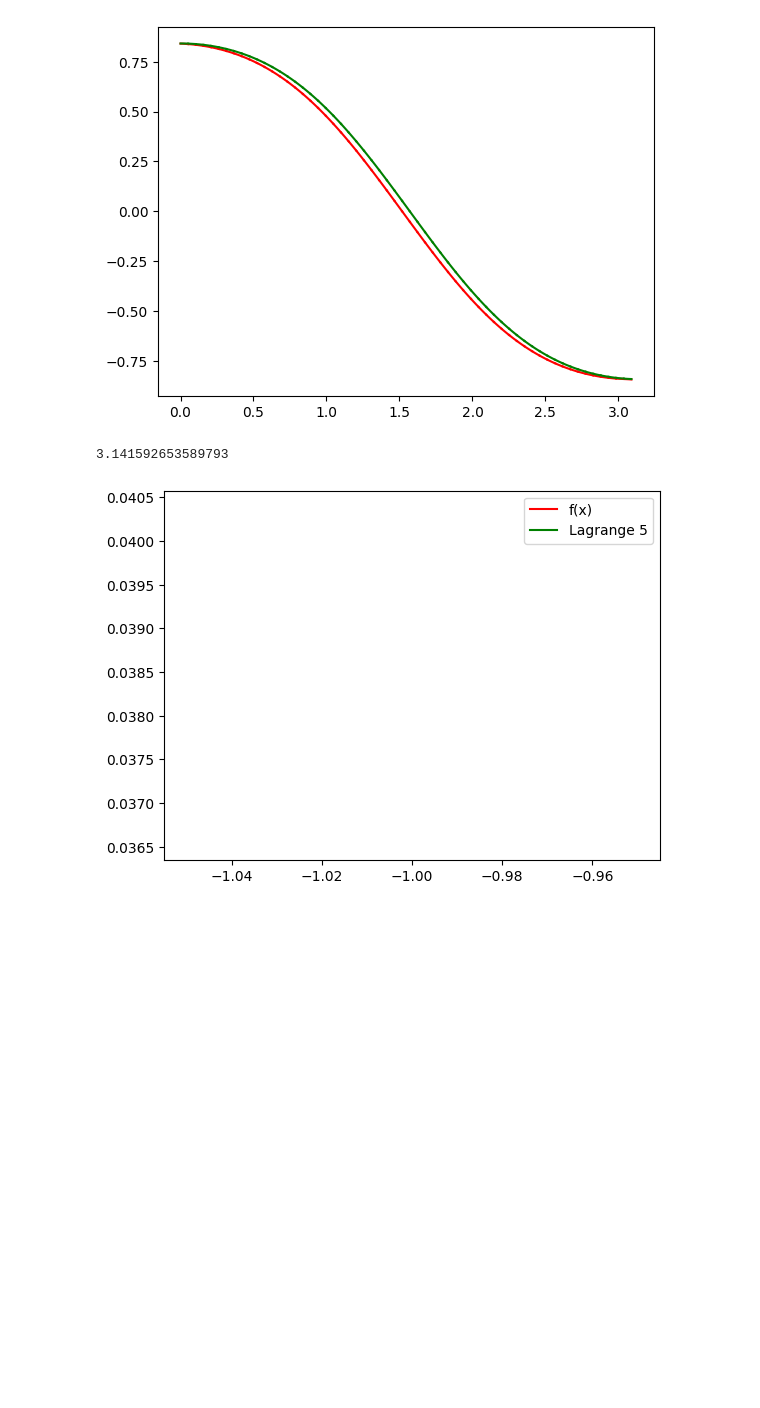
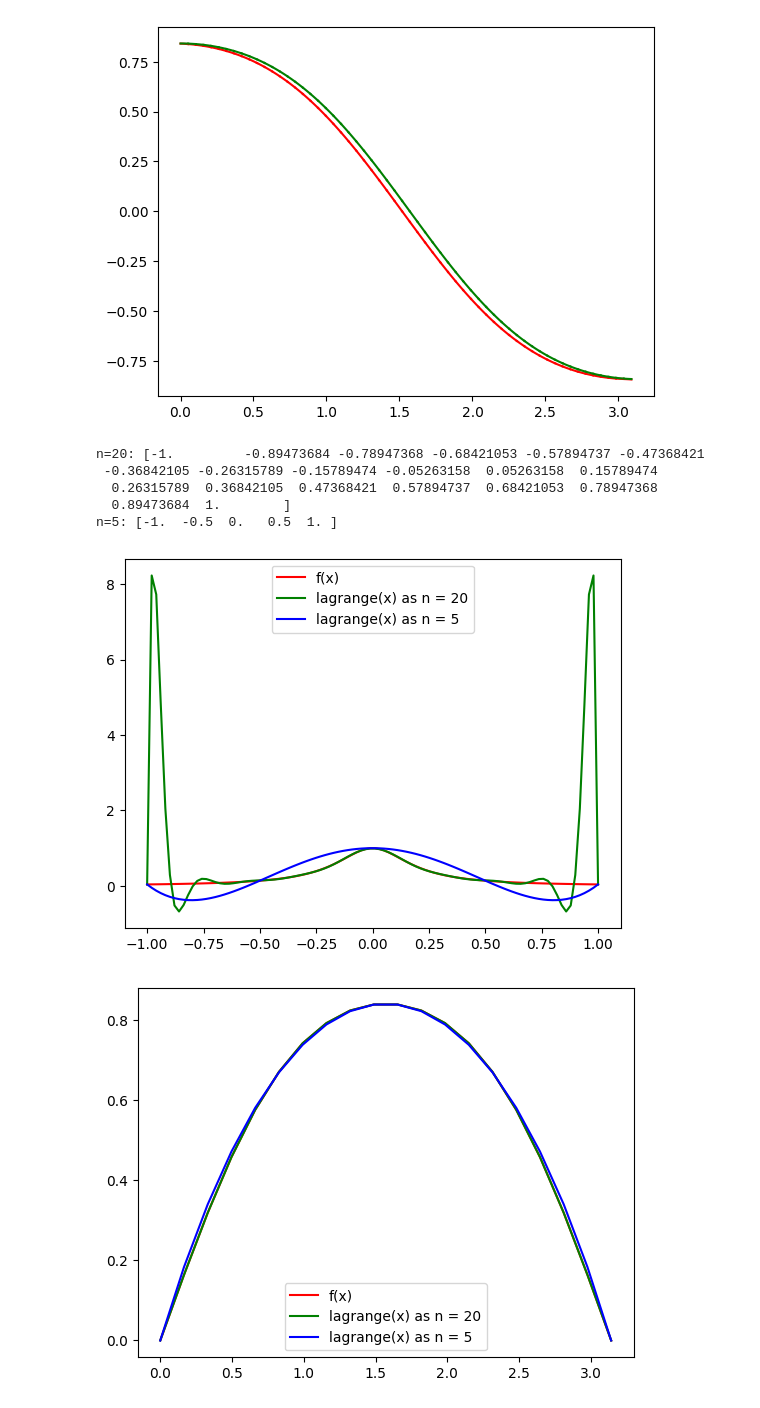
Before and after one commit to confect1on/IterationMethods, a Jupyter notebook: interpolation.ipynb, the cells around one changed output. Saved outputs shown, nothing was run; the diff lists cells and outputs as text; code cells hidden in the pictures; blank space fills up the shorter version.

Commit message:
Complete lagrange calculation

```diff
--- a/interpolation.ipynb
+++ b/interpolation.ipynb
@@ -5,9 +5,10 @@ import matplotlib.pyplot as plt
 
 from non_linear_equations import draw_function
 # %%
-def lagrange_polynomial(x, n, left, right, function):
-    x_points = np.linspace(left, right, n)
-    y_points = function(x_points)
+def lagrange_polynomial_f(x, n):
+    x_points = np.linspace(-1, 1, n)
+    # print(f"n={n}: {x_points}")
+    y_points = f(x_points)
     n = len(x_points)
     accumulate_sum = 0
     for k in range(0, n):
@@ -18,6 +19,23 @@ def lagrange_polynomial(x, n, left, right, function):
             accumulate_product *= (x - x_points[j]) / (x_points[k] - x_points[j])
         accumulate_sum += accumulate_product * y_points[k]
     return accumulate_sum
+
+def new_func(x):
+    return np.sin(np.sin(x))
+
+def lagrange_polynomial_new_f(x, n):
+    x_points = np.linspace(0, math.pi, n)
+    y_points = new_func(x_points)
+    n = len(x_points)
+    accumulate_sum = 0
+    for k in range(0, n):
+        accumulate_product = 1
+        for j in range(0, k):
+            accumulate_product *= (x - x_points[j]) / (x_points[k] - x_points[j])
+        for j in range(k + 1, n):
+            accumulate_product *= (x - x_points[j]) / (x_points[k] - x_points[j])
+        accumulate_sum += accumulate_product * y_points[k]
+    return accumulate_sum
 # %%
 def f(x):
     return 1 / (1 + 25 * x ** 2)
@@ -99,6 +117,3 @@ Left: -0.17948717948717952 Right: -0.1282051282051282
 Left: -0.1282051282051282 Right: -0.07692307692307698
 Left: -0.07692307692307698 Right: -0.02564102564102566
 [figure]
-# %%
-def new_func(x):
-    return np.sin(np.c(x))
@@ -149,24 +162,40 @@ def calculates_middle_values(x, l_func, func):
     right_right = x[-1]
     left_middle = left + (left_left - left) / 2
     right_middle = right + (right_right - right) / 2
-    print(f"Ln in {left_middle} is equal to {l_func(left_middle)}")
+    print(f"Ln in {left_middle} is equal to {l_func(left_middle, 20)}")
     print(f"f in {left_middle} is equal to {func(left_middle)}")
-    print(f"Ln in {right_middle} is equal to {l_func(right_middle)}")
+    print(f"Ln in {right_middle} is equal to {l_func(right_middle, 20)}")
     print(f"f in {right_middle} is equal to {func(right_middle)}")
-# %% [output]
-3.141592653589793
 # %%
 left = -1
-right = -1
-n = 5
-x = np.linspace(left, right, n)
+right = 1
+x = np.linspace(left, right, 100)
 y = f(x)
-# l_20 = lagrange_polynomial(np.linspace(left, right, 20), 20, left, right, f)
-l_5 = lagrange_polynomial(np.linspace(left, right, 5), 5, left, right, f)
+lagrange_y_20 = lagrange_polynomial(x, 20)
+lagrange_y_5 = lagrange_polynomial(x, 5)
 plt.plot(x, y, color='r', label="f(x)")
-# plt.plot(x, l_20, color='g', label="Lagrange 20")
-plt.plot(x, l_5, color='g', label="Lagrange 5")
+plt.plot(x, lagrange_y_20, color='g', label="lagrange(x) as n = 20")
+plt.plot(x, lagrange_y_5, color='b', label="lagrange(x) as n = 5")
 plt.legend()
 plt.show()
 # %% [output]
+n=20: [-1.         -0.89473684 -0.78947368 -0.68421053 -0.57894737 -0.47368421
+ -0.36842105 -0.26315789 -0.15789474 -0.05263158  0.05263158  0.15789474
+  0.26315789  0.36842105  0.47368421  0.57894737  0.68421053  0.78947368
+  0.89473684  1.        ]
+n=5: [-1.  -0.5  0.   0.5  1. ]
-[figure, old version]
+[figure, new version]
+# %%
+left = 0
+right = math.pi
+x = np.linspace(left, right, 20)
+y = new_func(x)
+lagrange_y_20 = lagrange_polynomial_new_f(x, 20)
+lagrange_y_5 = lagrange_polynomial_new_f(x, 5)
+plt.plot(x, y, color='r', label="f(x)")
+plt.plot(x, lagrange_y_20, color='g', label="lagrange(x) as n = 20")
+plt.plot(x, lagrange_y_5, color='b', label="lagrange(x) as n = 5")
+plt.legend()
+plt.show()
+# %% [output]
+[figure, added]
```
Also changed, not shown: parts of 3 cells of this notebook.
